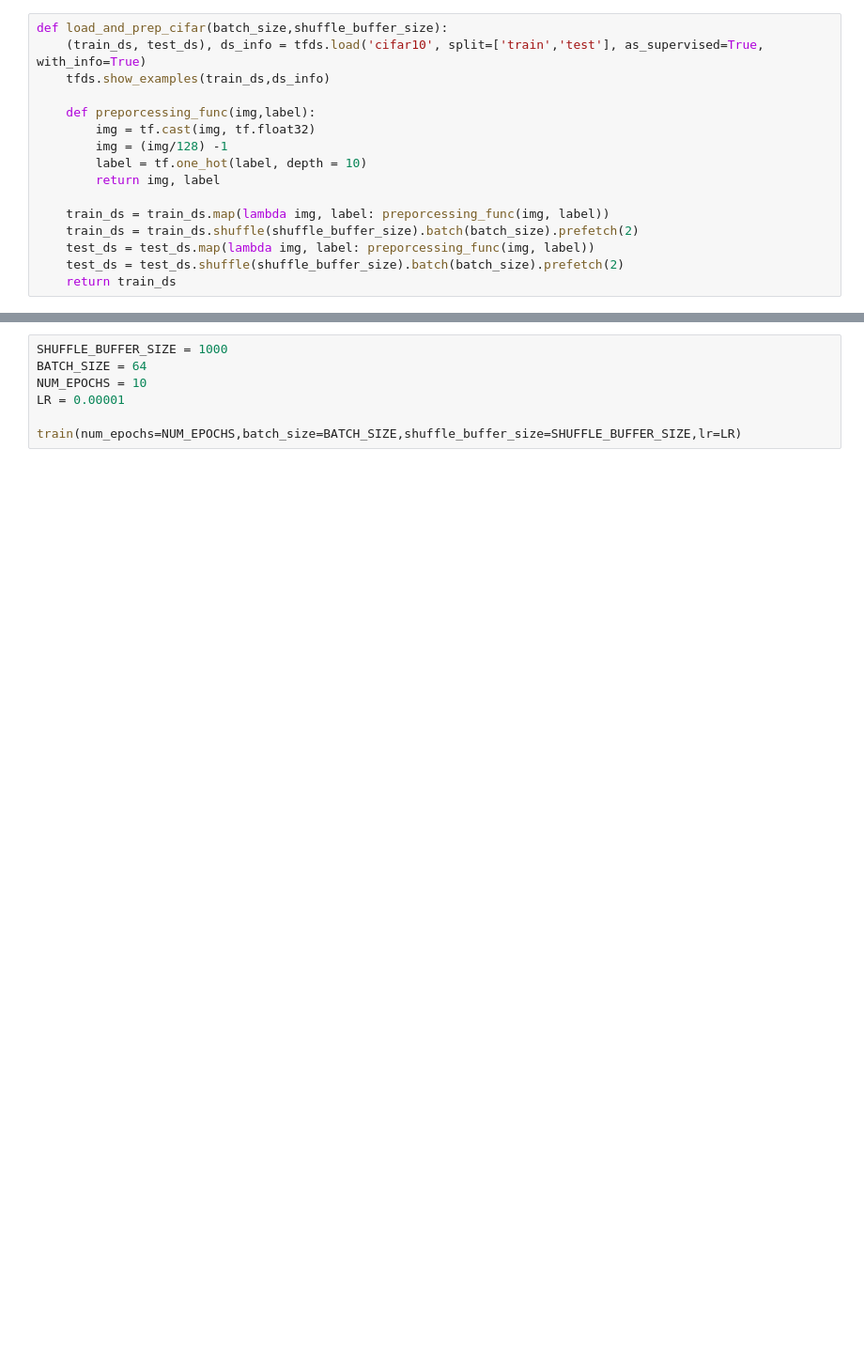
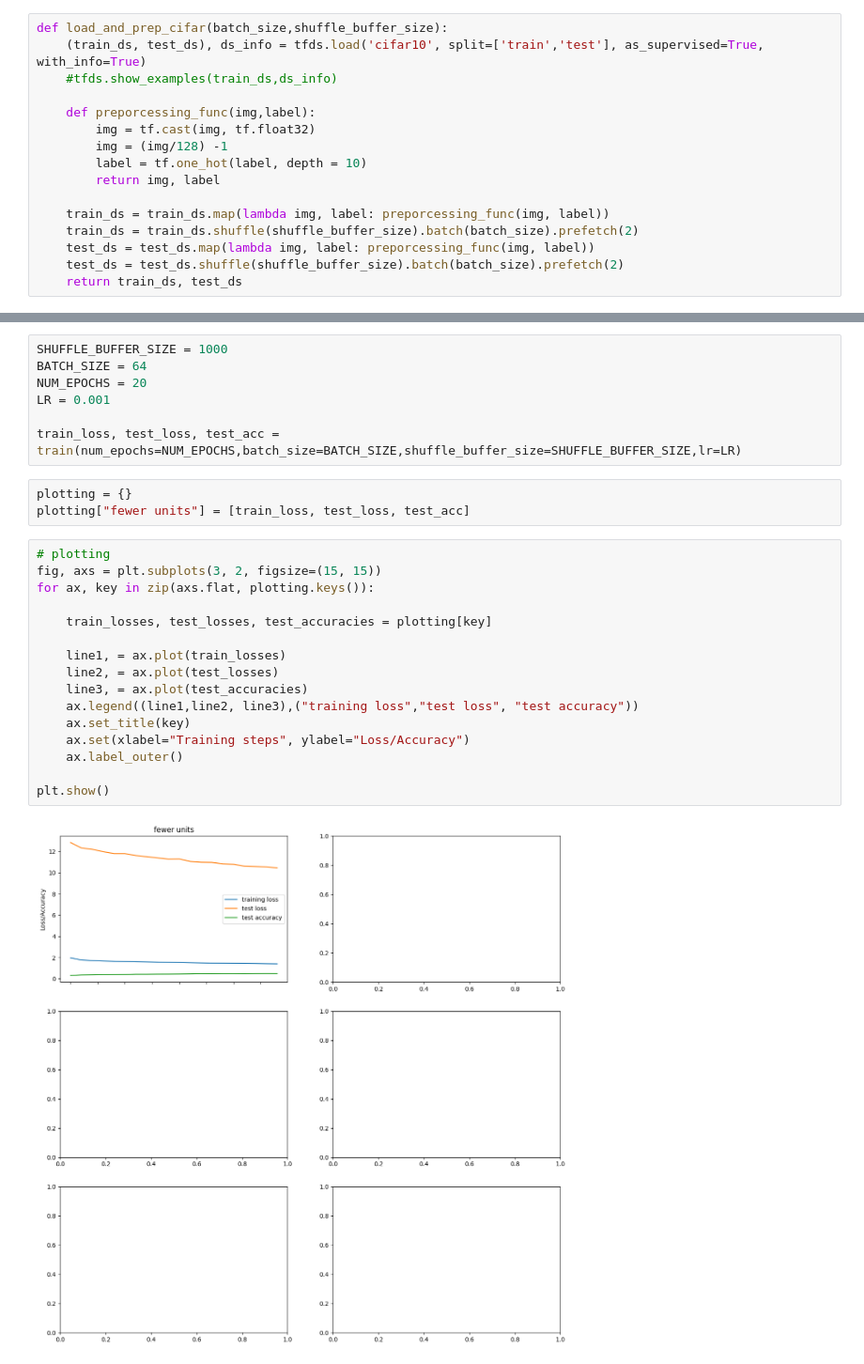
Before and after one commit to Lunatreon/ANNinTensorflow, a Jupyter notebook: Homework 05/IANNwTF_homework05.ipynb, the cells around one changed output, grey strips where cells are left out. Shown at 94% size. Drawn from its saved outputs; the diff is of its cells as text; blank space fills up the shorter version.

Commit message:
Complette the training for the homework

```diff
--- a/Homework 05/IANNwTF_homework05.ipynb
+++ b/Homework 05/IANNwTF_homework05.ipynb
@@ -21,7 +11,7 @@ Your kernel may have been built without NUMA support.
 # %%
 def load_and_prep_cifar(batch_size,shuffle_buffer_size):
     (train_ds, test_ds), ds_info = tfds.load('cifar10', split=['train','test'], as_supervised=True, with_info=True)
-    tfds.show_examples(train_ds,ds_info)
+    #tfds.show_examples(train_ds,ds_info)
 
     def preporcessing_func(img,label):
         img = tf.cast(img, tf.float32)
@@ -33,7 +23,7 @@ def load_and_prep_cifar(batch_size,shuffle_buffer_size):
     train_ds = train_ds.shuffle(shuffle_buffer_size).batch(batch_size).prefetch(2)
     test_ds = test_ds.map(lambda img, label: preporcessing_func(img, label))
     test_ds = test_ds.shuffle(shuffle_buffer_size).batch(batch_size).prefetch(2)
-    return train_ds
+    return train_ds, test_ds
 # %%
 def create_my_cifar_cnn(name='my_cnn'):
     inputs = tf.keras.Input(shape=(32,32,3),dtype= tf.float32)
@@ -71,7 +97,28 @@ def train(num_epochs, batch_size, shuffle_buffer_size, lr):
 # %%
 SHUFFLE_BUFFER_SIZE = 1000
 BATCH_SIZE = 64
-NUM_EPOCHS = 10
-LR = 0.00001
+NUM_EPOCHS = 20
+LR = 0.001
 
-train(num_epochs=NUM_EPOCHS,batch_size=BATCH_SIZE,shuffle_buffer_size=SHUFFLE_BUFFER_SIZE,lr=LR)
+train_loss, test_loss, test_acc = train(num_epochs=NUM_EPOCHS,batch_size=BATCH_SIZE,shuffle_buffer_size=SHUFFLE_BUFFER_SIZE,lr=LR)
+# %%
+plotting = {}
+plotting["fewer units"] = [train_loss, test_loss, test_acc]
+# %%
+# plotting
+fig, axs = plt.subplots(3, 2, figsize=(15, 15))
+for ax, key in zip(axs.flat, plotting.keys()):
+
+    train_losses, test_losses, test_accuracies = plotting[key]
+
+    line1, = ax.plot(train_losses)
+    line2, = ax.plot(test_losses)
+    line3, = ax.plot(test_accuracies)
+    ax.legend((line1,line2, line3),("training loss","test loss", "test accuracy"))
+    ax.set_title(key)
+    ax.set(xlabel="Training steps", ylabel="Loss/Accuracy")
+    ax.label_outer()
+
+plt.show()
+# %% [output]
+[figure, added]
```
Also changed, not shown: parts of 4 cells of this notebook, 3 other files.
